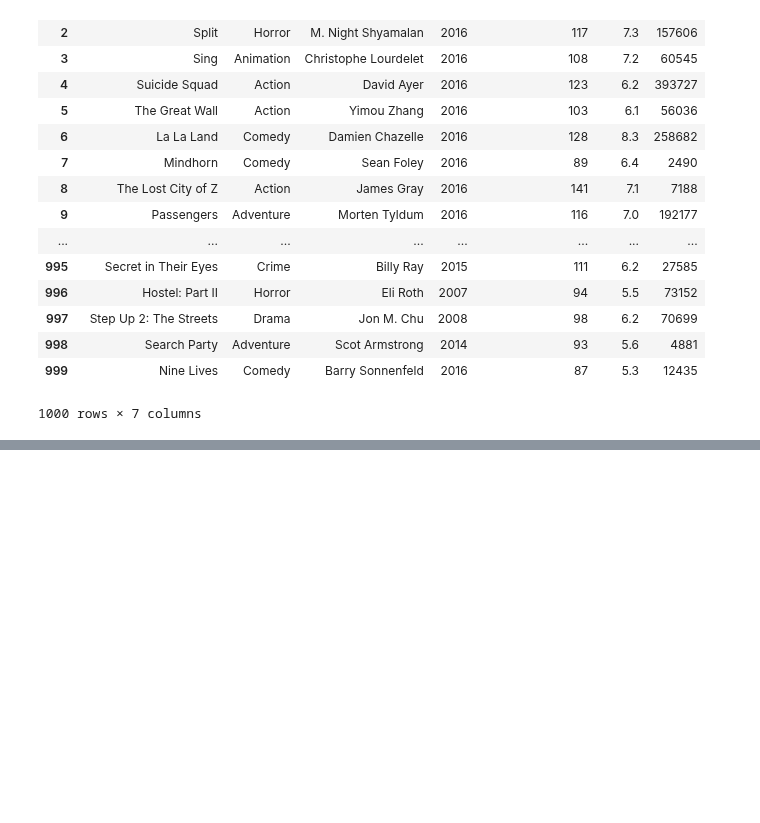
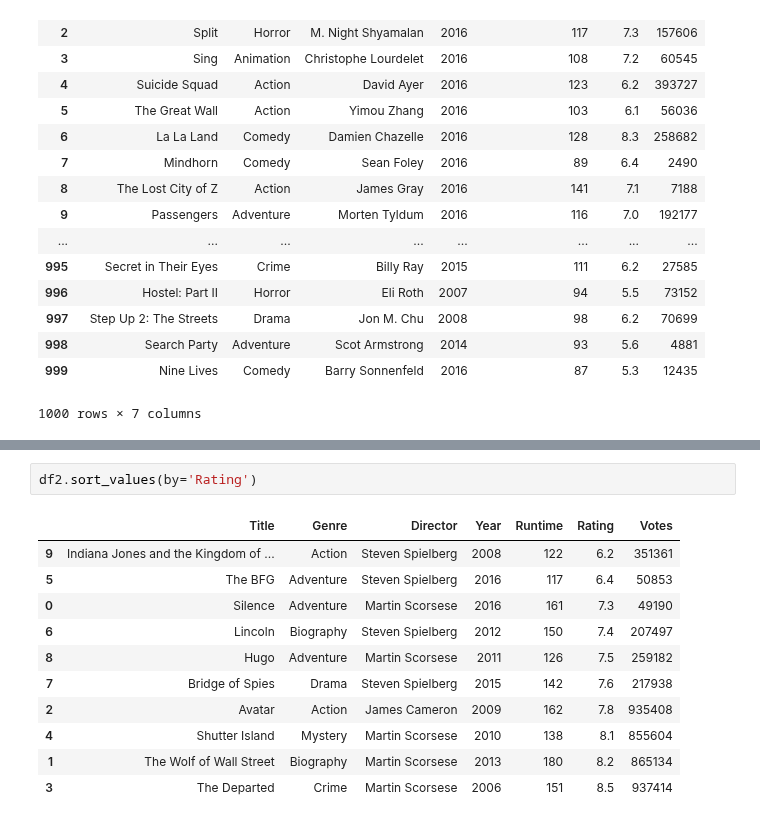
Before and after one commit to poompoowit/Stat-_work, a Jupyter notebook: Week3/Week3.ipynb, the cells around one changed output, grey strips where cells are left out. Saved outputs shown, nothing was run; the diff lists cells and outputs as text; blank space fills up the shorter version.

```diff
--- a/Week3/Week3.ipynb
+++ b/Week3/Week3.ipynb
@@ -58,0 +74,14 @@ df[df.Rating > 8.5]
+# %%
+df2.sort_values(by='Rating')
+# %% [output]
+|  | Title | Genre | Director | Year | Runtime | Rating | Votes |
+| 9 | Indiana Jones and the Kingdom of ... | Action | Steven Spielberg | 2008 | 122 | 6.2 | 351361 |
+| 5 | The BFG | Adventure | Steven Spielberg | 2016 | 117 | 6.4 | 50853 |
+| 0 | Silence | Adventure | Martin Scorsese | 2016 | 161 | 7.3 | 49190 |
+| 6 | Lincoln | Biography | Steven Spielberg | 2012 | 150 | 7.4 | 207497 |
+| 8 | Hugo | Adventure | Martin Scorsese | 2011 | 126 | 7.5 | 259182 |
+| 7 | Bridge of Spies | Drama | Steven Spielberg | 2015 | 142 | 7.6 | 217938 |
+| 2 | Avatar | Action | James Cameron | 2009 | 162 | 7.8 | 935408 |
+| 4 | Shutter Island | Mystery | Martin Scorsese | 2010 | 138 | 8.1 | 855604 |
+| 1 | The Wolf of Wall Street | Biography | Martin Scorsese | 2013 | 180 | 8.2 | 865134 |
+| 3 | The Departed | Crime | Martin Scorsese | 2006 | 151 | 8.5 | 937414 |
```
Also changed, not shown: parts of 5 cells of this notebook.
